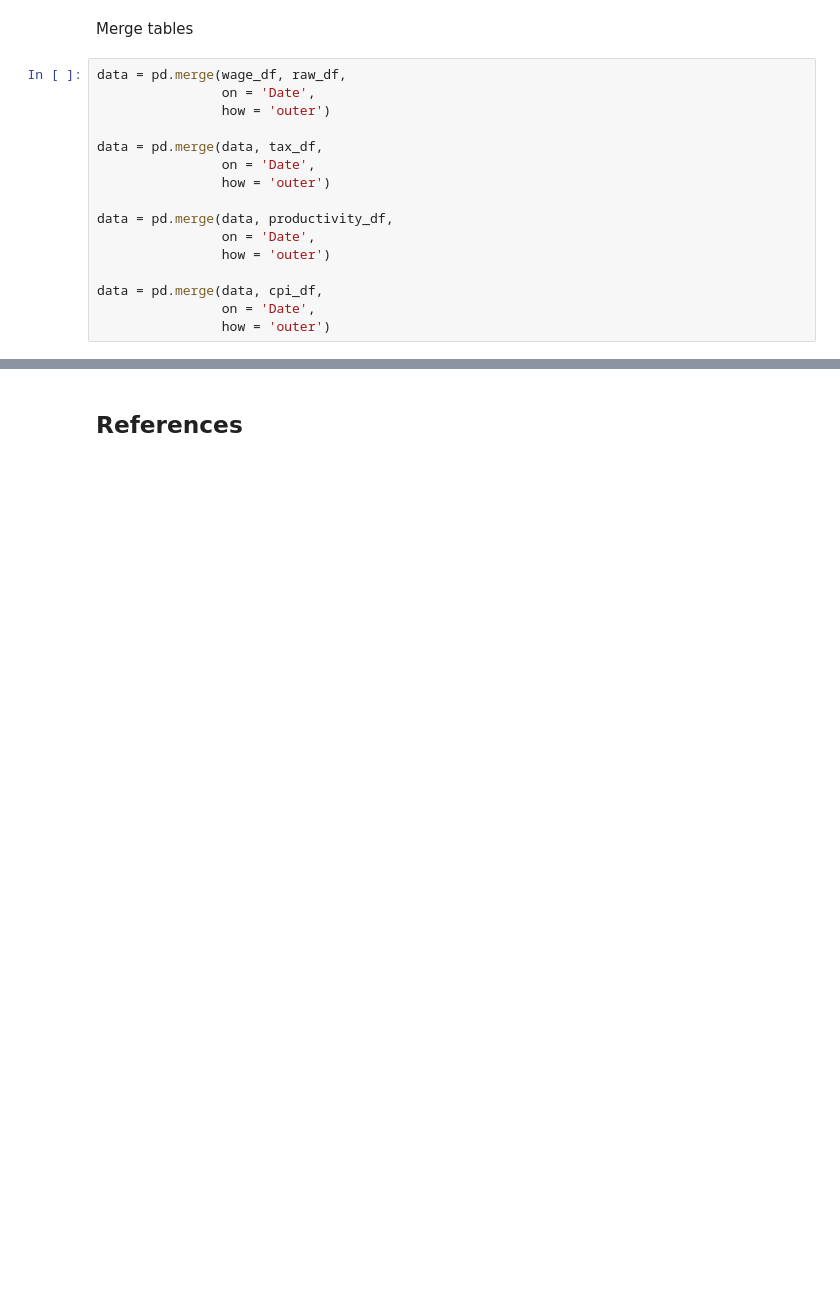
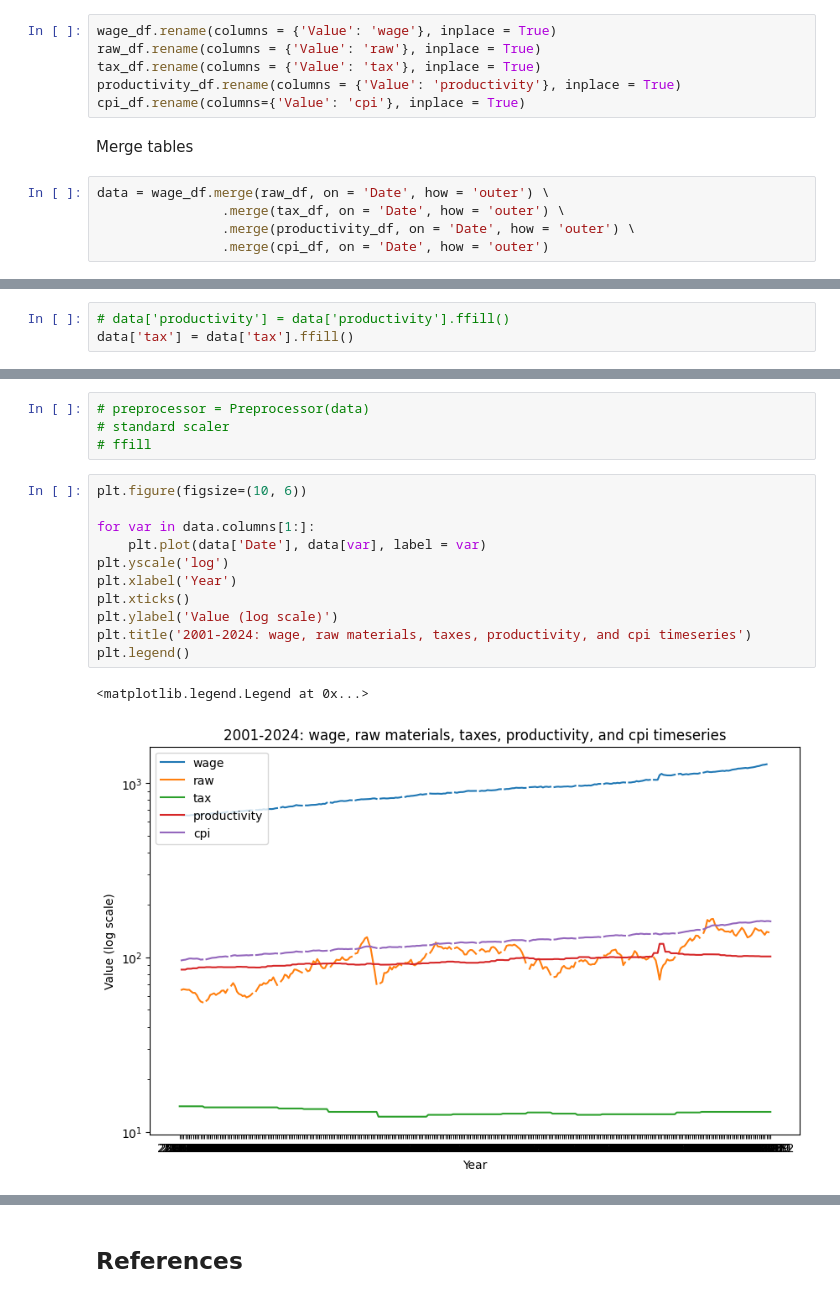
Before and after one commit to FleaBusyBeeBergs/dtsa5506-pipeline, a Jupyter notebook: statcan_etl.ipynb, the cells around one changed output, grey strips where cells are left out. Saved outputs shown, nothing was run; the diff lists cells and outputs as text; blank space fills up the shorter version.

```diff
--- a/statcan_etl.ipynb
+++ b/statcan_etl.ipynb
@@ -175,18 +186,13 @@ tax_df
+# %%
+wage_df.rename(columns = {'Value': 'wage'}, inplace = True)
+raw_df.rename(columns = {'Value': 'raw'}, inplace = True)
+tax_df.rename(columns = {'Value': 'tax'}, inplace = True)
+productivity_df.rename(columns = {'Value': 'productivity'}, inplace = True)
+cpi_df.rename(columns={'Value': 'cpi'}, inplace = True)
 # %% [markdown]
 Merge tables
 # %%
-data = pd.merge(wage_df, raw_df,
-                on = 'Date',
-                how = 'outer')
-
-data = pd.merge(data, tax_df,
-                on = 'Date',
-                how = 'outer')
-
-data = pd.merge(data, productivity_df,
-                on = 'Date',
-                how = 'outer')
-
-data = pd.merge(data, cpi_df,
-                on = 'Date',
-                how = 'outer')
+data = wage_df.merge(raw_df, on = 'Date', how = 'outer') \
+                .merge(tax_df, on = 'Date', how = 'outer') \
+                .merge(productivity_df, on = 'Date', how = 'outer') \
+                .merge(cpi_df, on = 'Date', how = 'outer')
@@ -194,0 +201,3 @@ MergeError: Passing 'suffixes' which cause duplicate columns {'Value_x'} is not
+# %%
+# data['productivity'] = data['productivity'].ffill()
+data['tax'] = data['tax'].ffill()
@@ -194,0 +220,18 @@ MergeError: Passing 'suffixes' which cause duplicate columns {'Value_x'} is not
+# %%
+# preprocessor = Preprocessor(data)
+# standard scaler
+# ffill
+# %%
+plt.figure(figsize=(10, 6))
+
+for var in data.columns[1:]:
+    plt.plot(data['Date'], data[var], label = var)
+plt.yscale('log')
+plt.xlabel('Year')
+plt.xticks()
+plt.ylabel('Value (log scale)')
+plt.title('2001-2024: wage, raw materials, taxes, productivity, and cpi timeseries')
+plt.legend()
+# %% [output]
+<matplotlib.legend.Legend at 0x...>
+[figure, added]
```
Also changed, not shown: parts of 7 cells of this notebook.
